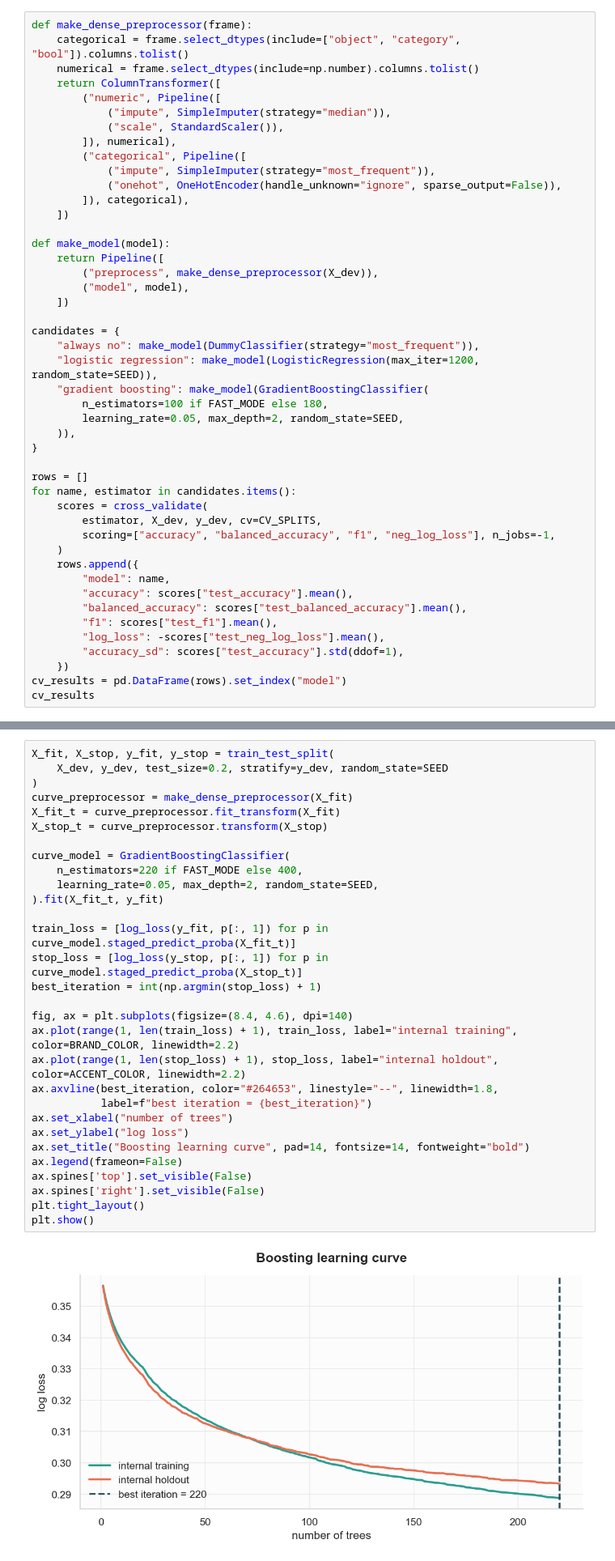
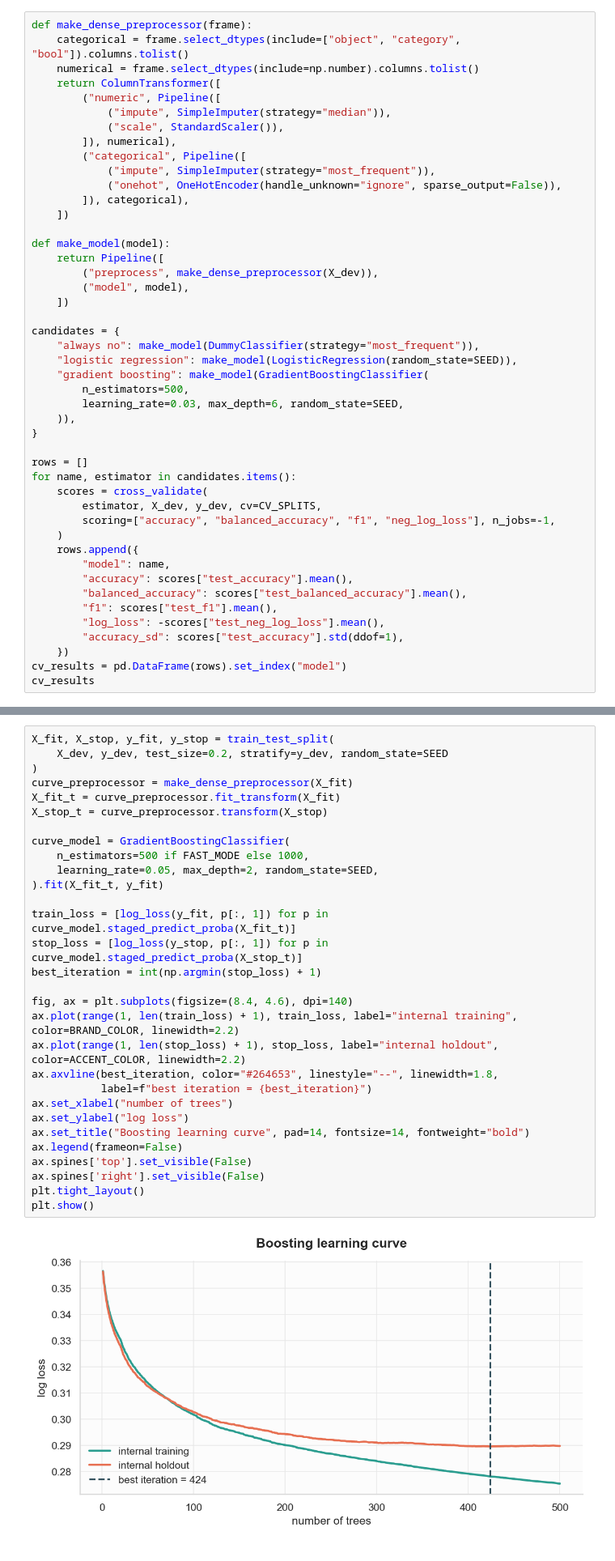
Before and after one commit to SoroushGhaderi/Advanced-Machine-Learning, a Jupyter notebook: notebooks/01_gradient_boosting_fundamentals.ipynb, the cells around one changed output, grey strips where cells are left out. Shown at 81% size. Saved outputs shown, nothing was run; the diff lists cells and outputs as text.

```diff
--- a/notebooks/01_gradient_boosting_fundamentals.ipynb
+++ b/notebooks/01_gradient_boosting_fundamentals.ipynb
@@ -437,10 +451,10 @@ def make_model(model):
 
 candidates = {
     "always no": make_model(DummyClassifier(strategy="most_frequent")),
-    "logistic regression": make_model(LogisticRegression(max_iter=1200, random_state=SEED)),
+    "logistic regression": make_model(LogisticRegression(random_state=SEED)),
     "gradient boosting": make_model(GradientBoostingClassifier(
-        n_estimators=100 if FAST_MODE else 180,
-        learning_rate=0.05, max_depth=2, random_state=SEED,
+        n_estimators=500,
+        learning_rate=0.03, max_depth=6, random_state=SEED,
     )),
 }
 
@@ -479,35 +517,35 @@ development data—not the course validation set.
 # %%
 X_fit, X_stop, y_fit, y_stop = train_test_split(
     X_dev, y_dev, test_size=0.2, stratify=y_dev, random_state=SEED
 )
 curve_preprocessor = make_dense_preprocessor(X_fit)
 X_fit_t = curve_preprocessor.fit_transform(X_fit)
 X_stop_t = curve_preprocessor.transform(X_stop)
 
 curve_model = GradientBoostingClassifier(
-    n_estimators=220 if FAST_MODE else 400,
+    n_estimators=500 if FAST_MODE else 1000,
     learning_rate=0.05, max_depth=2, random_state=SEED,
 ).fit(X_fit_t, y_fit)
 
 train_loss = [log_loss(y_fit, p[:, 1]) for p in curve_model.staged_predict_proba(X_fit_t)]
 stop_loss = [log_loss(y_stop, p[:, 1]) for p in curve_model.staged_predict_proba(X_stop_t)]
 best_iteration = int(np.argmin(stop_loss) + 1)
 
 fig, ax = plt.subplots(figsize=(8.4, 4.6), dpi=140)
 ax.plot(range(1, len(train_loss) + 1), train_loss, label="internal training", color=BRAND_COLOR, linewidth=2.2)
 ax.plot(range(1, len(stop_loss) + 1), stop_loss, label="internal holdout", color=ACCENT_COLOR, linewidth=2.2)
 ax.axvline(best_iteration, color="#264653", linestyle="--", linewidth=1.8,
            label=f"best iteration = {best_iteration}")
 ax.set_xlabel("number of trees")
 ax.set_ylabel("log loss")
 ax.set_title("Boosting learning curve", pad=14, fontsize=14, fontweight="bold")
 ax.legend(frameon=False)
 ax.spines['top'].set_visible(False)
 ax.spines['right'].set_visible(False)
 plt.tight_layout()
 plt.show()
 # %% [output]
-[figure, old version]
+[figure, new version]
 # %% [markdown]
 ## Refit once, then evaluate validation once
 
```
Also changed, not shown: parts of 5 cells of this notebook, 9 other files.
